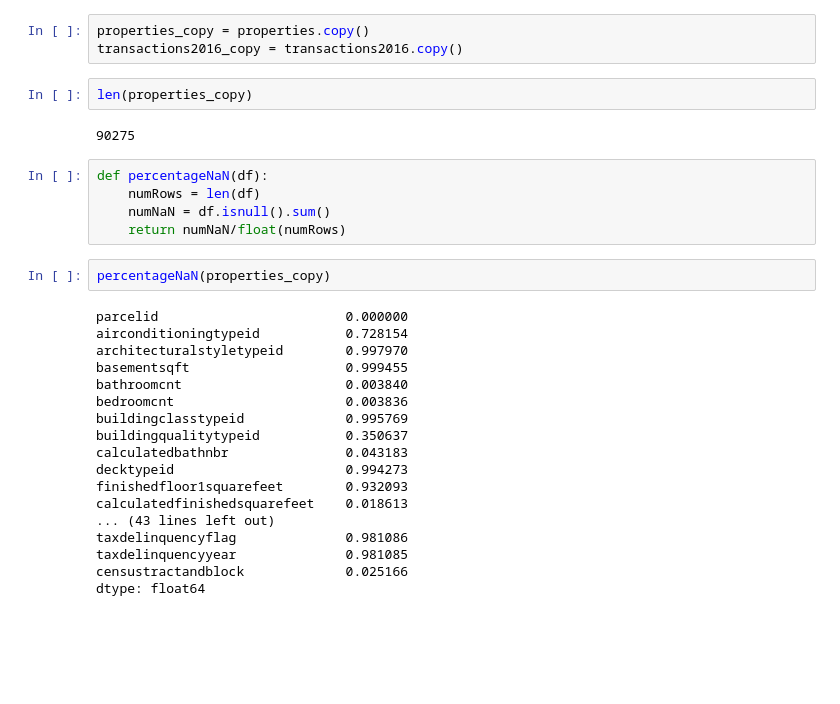
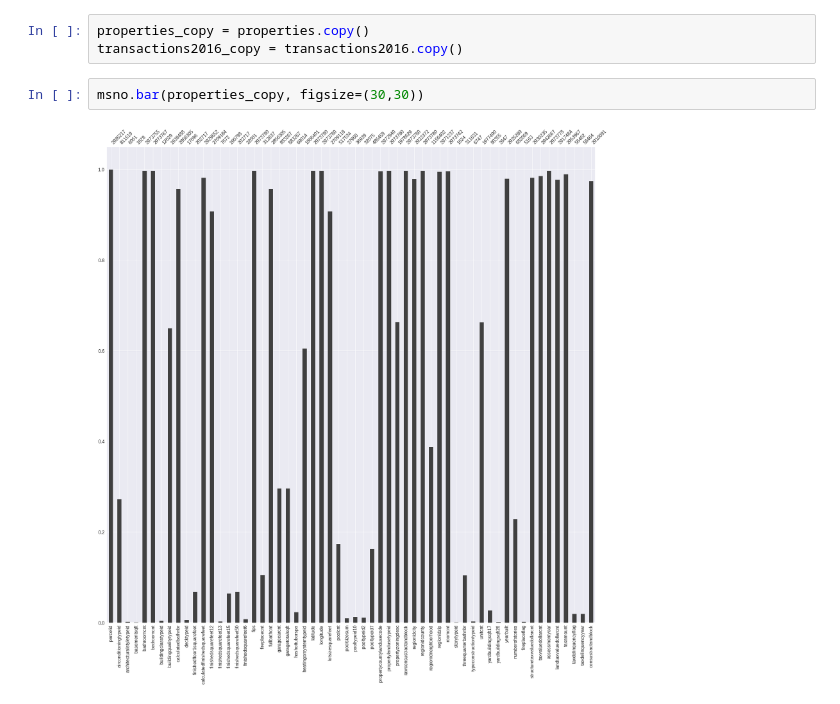
Before and after one commit to caspHa/zillow_kaggle, a Jupyter notebook: zillow_data_exploration.ipynb, the cells around one changed output. Cells and saved outputs as stored; diff of their text form; blank space fills up the shorter version.

```diff
--- a/zillow_data_exploration.ipynb
+++ b/zillow_data_exploration.ipynb
@@ -102,32 +110,7 @@ dtype: object
 # %%
 properties_copy = properties.copy()
 transactions2016_copy = transactions2016.copy()
-# %%
-len(properties_copy)
-# %% [output]
-90275
-# %%
-def percentageNaN(df):
-    numRows = len(df)
-    numNaN = df.isnull().sum()
-    return numNaN/float(numRows)
-# %%
-percentageNaN(properties_copy)
-# %% [output]
-parcelid                        0.000000
-airconditioningtypeid           0.728154
-architecturalstyletypeid        0.997970
-basementsqft                    0.999455
-bathroomcnt                     0.003840
-bedroomcnt                      0.003836
-buildingclasstypeid             0.995769
-buildingqualitytypeid           0.350637
-calculatedbathnbr               0.043183
-decktypeid                      0.994273
-finishedfloor1squarefeet        0.932093
-calculatedfinishedsquarefeet    0.018613
-... (43 lines left out)
-taxdelinquencyflag              0.981086
-taxdelinquencyyear              0.981085
-censustractandblock             0.025166
-dtype: float64
+# %%
+msno.bar(properties_copy, figsize=(30,30))
+# %% [output]
+[figure, added]
```
Also changed, not shown: parts of 6 cells of this notebook.
